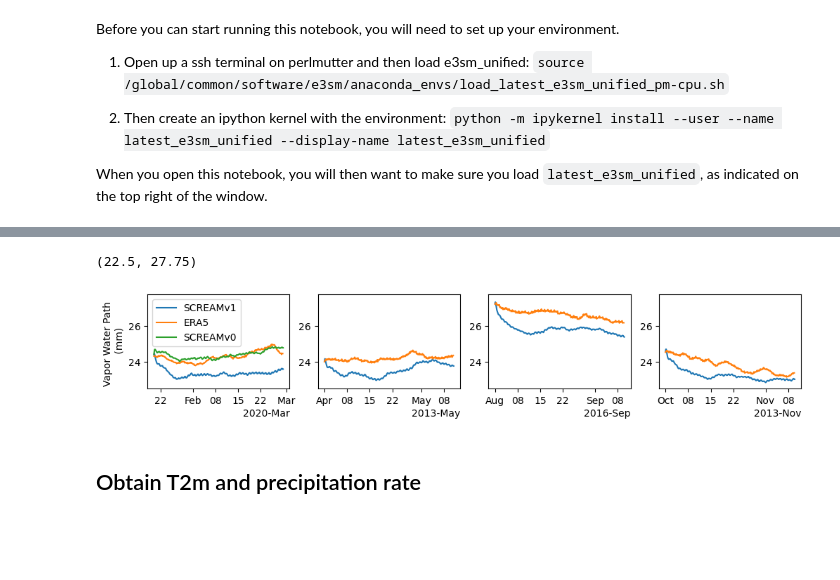
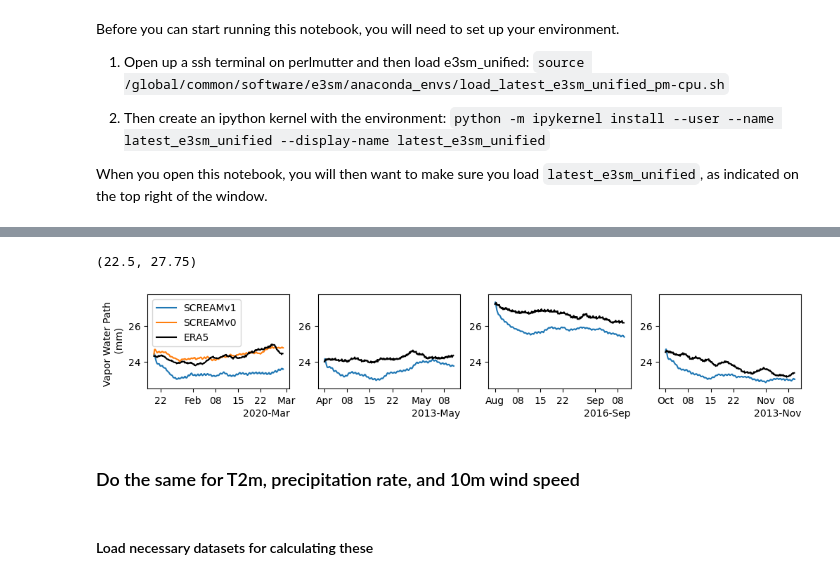
Before and after one commit to brhillman/e3smplot, a Jupyter notebook: notebooks/FourSeasons_TimeSeries.ipynb, the cells around one changed output, grey strips where cells are left out. Saved outputs shown, nothing was run; the diff lists cells and outputs as text; code cells hidden in the pictures; blank space fills up the shorter version.

Commit message:
Update time series notebook to allow masking and latitude band selection

```diff
--- a/notebooks/FourSeasons_TimeSeries.ipynb
+++ b/notebooks/FourSeasons_TimeSeries.ipynb
@@ -73,8 +113,7 @@ Data variables: (12/16)
 # %%
-weights=f_Apr_VertIntegrals["area"]
-glb_mean_WaterVaporPath_v1_Apr=f_Apr_VertIntegrals.spatial.average
-
-glb_mean_WaterVaporPath_v1_Jan=np.array(f_Jan_VertIntegrals.spatial.average("VapWaterPath",axis="XY",weights=weights)["VapWaterPath"])
-glb_mean_WaterVaporPath_v1_Apr=np.array(f_Apr_VertIntegrals.spatial.average("VapWaterPath",axis="XY",weights=weights)["VapWaterPath"])
-glb_mean_WaterVaporPath_v1_Aug=np.array(f_Aug_VertIntegrals.spatial.average("VapWaterPath",axis="XY",weights=weights)["VapWaterPath"])
-glb_mean_WaterVaporPath_v1_Oct=np.array(f_Oct_VertIntegrals.spatial.average("VapWaterPath",axis="XY",weights=weights)["VapWaterPath"])
+# Calculate global mean water vapor path values (use default lat_max=90.,lat_min=-90. and no mask)
+# Same as above but for ERA5
+glb_mean_WaterVaporPath_ERA5_Jan,time_ERA5_Jan=calc_timeseries(f_Jan_ERA5,"tcwv",'2020-01-20 00:00:00','2020-02-28 23:59:59',coeff=1.,varweights=ERA5_weights)
+glb_mean_WaterVaporPath_ERA5_Apr,time_ERA5_Apr=calc_timeseries(f_Apr_ERA5,"tcwv",'2013-04-01 00:00:00','2013-05-10 23:59:59',coeff=1.,varweights=ERA5_weights)
+glb_mean_WaterVaporPath_ERA5_Aug,time_ERA5_Aug=calc_timeseries(f_Aug_ERA5,"tcwv",'2016-08-01 00:00:00','2016-09-09 23:59:59',coeff=1.,varweights=ERA5_weights)
+glb_mean_WaterVaporPath_ERA5_Oct,time_ERA5_Oct=calc_timeseries(f_Oct_ERA5,"tcwv",'2013-10-01 00:00:00','2013-11-09 23:59:59',coeff=1.,varweights=ERA5_weights)
@@ -81,5 +125,3 @@ glb_mean_WaterVaporPath_v1_Oct=np.array(f_Oct_VertIntegrals.spatial.average("Vap
 # %%
-# For v0 DYAMOND2 sim
-directory_prefix='/global/cfs/cdirs/e3sm/terai/SCREAM/DYAMOND2/Output/20201127/regridded/'
-f_v0_Jan_h0=xcdat.open_mfdataset(directory_prefix+'/SCREAMv0.SCREAM-DY2.ne1024pg2.20201127.eam.h0.*nc', add_bounds=True, parallel=True, drop_variables=('P3_input_dim', 'P3_output_dim'))
-glb_mean_WaterVaporPath_v0_Jan=np.array(f_v0_Jan_h0.spatial.average("TMQ",axis="XY",weights=weights)["TMQ"].sel(time=slice('2020-01-20 00:00:00', '2020-02-28 23:59:59')))
+# Same as above but for v0 DYAMOND2 sim
+glb_mean_WaterVaporPath_v0_Jan,time_v0_Jan=calc_timeseries(f_v0_Jan_h0,"TMQ",'2020-01-20 00:00:00','2020-02-28 23:59:59',coeff=1.,varweights=v1_weights)
@@ -86,7 +129,0 @@ glb_mean_WaterVaporPath_v0_Jan=np.array(f_v0_Jan_h0.spatial.average("TMQ",axis="
-# %%
-#weights_ERA5=f_Jan_ERA5["area"]
-
-glb_mean_WaterVaporPath_ERA5_Jan=np.array(f_Jan_ERA5.spatial.average("tcwv",axis="XY")["tcwv"].sel(time=slice('2020-01-20 00:00:00', '2020-02-28 23:59:59')))
-glb_mean_WaterVaporPath_ERA5_Apr=np.array(f_Apr_ERA5.spatial.average("tcwv",axis="XY")["tcwv"].sel(time=slice('2013-04-01 00:00:00', '2013-05-10 23:59:59')))
-glb_mean_WaterVaporPath_ERA5_Aug=np.array(f_Aug_ERA5.spatial.average("tcwv",axis="XY")["tcwv"].sel(time=slice('2016-08-01 00:00:00', '2016-09-09 23:59:59')))
-glb_mean_WaterVaporPath_ERA5_Oct=np.array(f_Oct_ERA5.spatial.average("tcwv",axis="XY")["tcwv"].sel(time=slice('2013-10-01 00:00:00', '2013-11-09 23:59:59')))
@@ -105,30 +141,32 @@ Timestamp('2020-01-20 00:00:00')
 # %%
 fig=plt.figure(figsize=(12,8))
 axs=fig.add_subplot(4,4,1)
-plt.plot(f_Jan_VertIntegrals.indexes['time'].to_datetimeindex(),glb_mean_WaterVaporPath_v1_Jan,label='SCREAMv1')
-plt.plot(f_Jan_ERA5.indexes['time'].to_datetimeindex()[152:-8],glb_mean_WaterVaporPath_ERA5_Jan,label='ERA5')
-plt.plot(f_v0_Jan_h0.indexes['time'].to_datetimeindex()[:-96],glb_mean_WaterVaporPath_v0_Jan,label='SCREAMv0')
+plt.plot(time_v1_Jan,glb_mean_WaterVaporPath_v1_Jan,label='SCREAMv1')
+plt.plot(time_v0_Jan,glb_mean_WaterVaporPath_v0_Jan,label='SCREAMv0')
+plt.plot(time_ERA5_Jan,glb_mean_WaterVaporPath_ERA5_Jan,color='black',label='ERA5')
 plt.ylim((22.5,27.75))
 plt.ylabel('Vapor Water Path \n (mm)')
 plt.legend(loc='upper left',fontsize=10)
 
 axs=fig.add_subplot(4,4,2)
-plt.plot(f_Apr_VertIntegrals.indexes['time'].to_datetimeindex(),glb_mean_WaterVaporPath_v1_Apr)
-plt.plot(f_Apr_ERA5.indexes['time'].to_datetimeindex()[:-160],glb_mean_WaterVaporPath_ERA5_Apr)
+plt.plot(time_v1_Apr,glb_mean_WaterVaporPath_v1_Apr)
+plt.plot(time_ERA5_Apr,glb_mean_WaterVaporPath_ERA5_Apr,color='black')
 plt.ylim((22.5,27.75))
 
 axs=fig.add_subplot(4,4,3)
-plt.plot(f_Aug_VertIntegrals.indexes['time'].to_datetimeindex(),glb_mean_WaterVaporPath_v1_Aug)
-plt.plot(f_Aug_ERA5.indexes['time'].to_datetimeindex()[:-168],glb_mean_WaterVaporPath_ERA5_Aug)
+plt.plot(time_v1_Aug,glb_mean_WaterVaporPath_v1_Aug)
+plt.plot(time_ERA5_Aug,glb_mean_WaterVaporPath_ERA5_Aug,color='black')
 plt.ylim((22.5,27.75))
 
 axs=fig.add_subplot(4,4,4)
-plt.plot(f_Oct_VertIntegrals.indexes['time'].to_datetimeindex(),glb_mean_WaterVaporPath_v1_Oct)
-plt.plot(f_Oct_ERA5.indexes['time'].to_datetimeindex()[:-168],glb_mean_WaterVaporPath_ERA5_Oct)
+plt.plot(time_v1_Oct,glb_mean_WaterVaporPath_v1_Oct)
+plt.plot(time_ERA5_Oct,glb_mean_WaterVaporPath_ERA5_Oct,color='black')
 plt.ylim((22.5,27.75))
 # %% [output]
 (22.5, 27.75)
-[figure, old version]
+[figure, new version]
 # %% [markdown]
-## Obtain T2m and precipitation rate
+### Do the same for T2m, precipitation rate, and 10m wind speed
+# %% [markdown]
+#### Load necessary datasets for calculating these
 # %%
```
Also changed, not shown: parts of 43 cells of this notebook.
